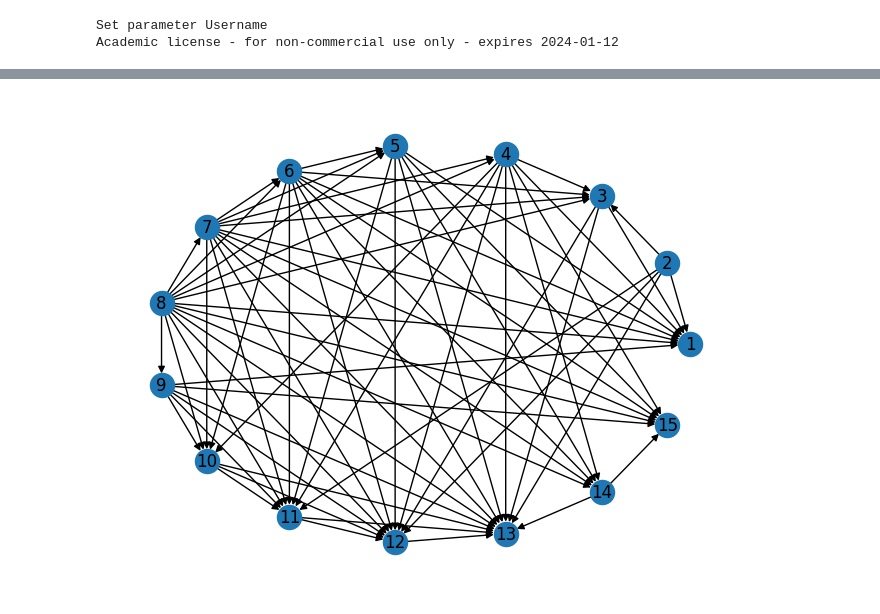
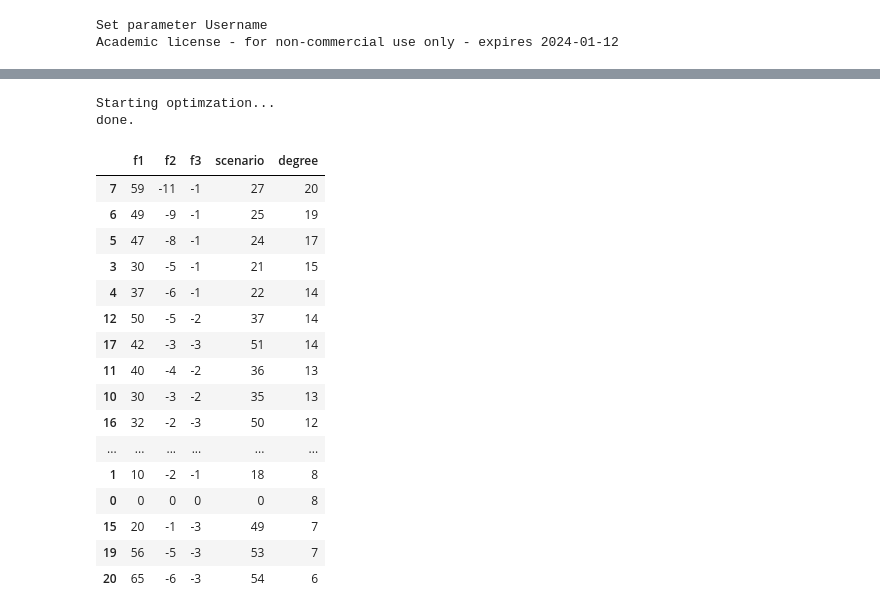
Before and after one commit to felfipe/Systemes-de-Decision, a Jupyter notebook: optim.ipynb, the cells around one changed output, grey strips where cells are left out. Saved outputs shown, nothing was run; the diff lists cells and outputs as text; code cells hidden in the pictures.

Commit message:
add visualizations + final result based on graph degree

```diff
--- a/optim.ipynb
+++ b/optim.ipynb
@@ -155,14 +67,42 @@ import networkx as nx
-# %%
-G = nx.DiGraph()
-
-for node in range(nombreSolNonDominees):
-    G.add_node(node+1)
-
-for node_i in range(nombreSolNonDominees):
-    for node_j in PreOrdre[node_i+1]:
-        G.add_edge(node_i+1, node_j)
-
-pos = nx.circular_layout(G)
-nx.draw(G, pos,with_labels = True)
-# %% [output]
-[figure, removed]
+# %%
+filtered_solutions, scenario = get_non_dominated(m, data)
+# %% [output]
+Starting optimzation...
+done.
+# %%
+df_solutions = pd.DataFrame(-1*np.array(filtered_solutions))
+df_solutions['scenario'] = scenario
+df_solutions.rename(columns={0: 'f1', 1: 'f2', 2:'f3'}, inplace=True)
+# %%
+preference_list = [
+    (7,   9),
+    (10, 15),
+    (7,  1)
+]
+
+choices = filtered_solutions.copy()
+preordre_model, preordre_data = get_preorder(choices, preference_list)
+
+G = create_graph(preordre_data)
+df_solutions['degree'] = [val for idx, val in G.degree]
+df_solutions.sort_values(by='degree', ascending=False, inplace=True)
+
+df_solutions
+# %% [output]
+|  | f1 | f2 | f3 | scenario | degree |
+| 7 | 59 | -11 | -1 | 27 | 20 |
+| 6 | 49 | -9 | -1 | 25 | 19 |
+| 5 | 47 | -8 | -1 | 24 | 17 |
+| 3 | 30 | -5 | -1 | 21 | 15 |
+| 4 | 37 | -6 | -1 | 22 | 14 |
+| 12 | 50 | -5 | -2 | 37 | 14 |
+| 17 | 42 | -3 | -3 | 51 | 14 |
+| 11 | 40 | -4 | -2 | 36 | 13 |
+| 10 | 30 | -3 | -2 | 35 | 13 |
+| 16 | 32 | -2 | -3 | 50 | 12 |
+| ... | ... | ... | ... | ... | ... |
+| 1 | 10 | -2 | -1 | 18 | 8 |
+| 0 | 0 | 0 | 0 | 0 | 8 |
+| 15 | 20 | -1 | -3 | 49 | 7 |
+| 19 | 56 | -5 | -3 | 53 | 7 |
+| 20 | 65 | -6 | -3 | 54 | 6 |
```
Also changed, not shown: parts of 13 cells of this notebook.
